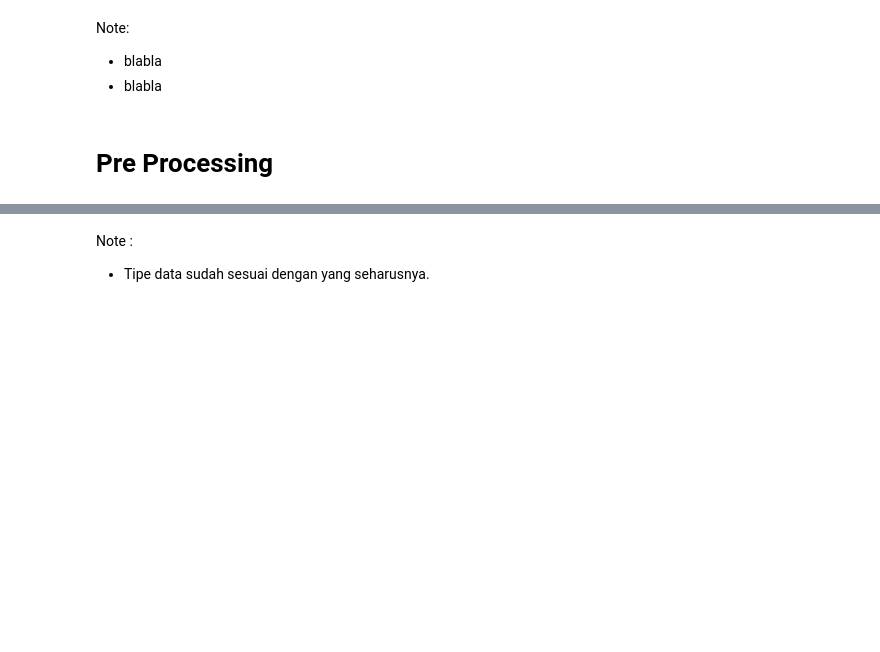
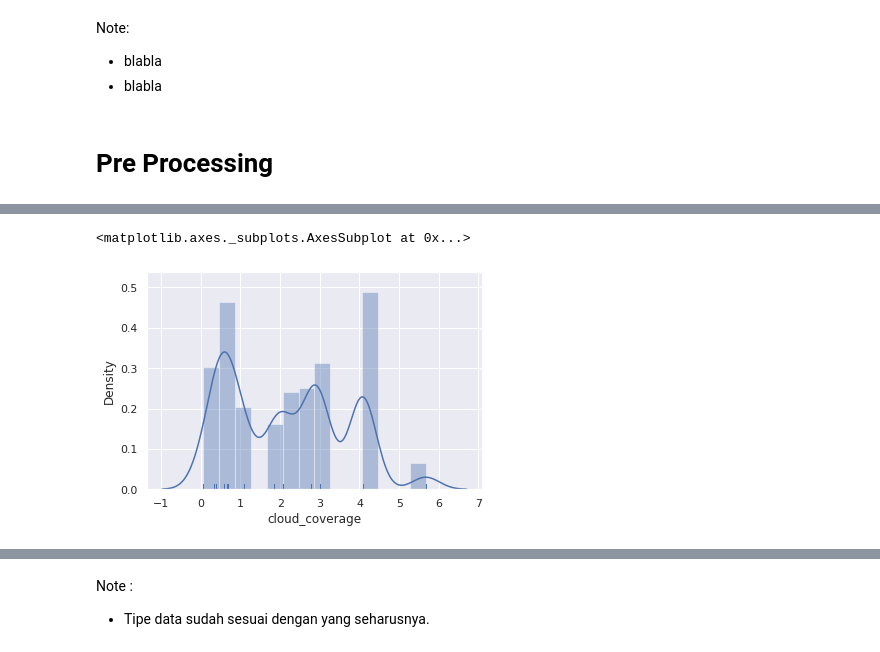
Before and after one commit to raistra/F-Case-Study-04-Data-Mining, a Jupyter notebook: Case_Study_04_Kelompok_F.ipynb, the cells around one changed output, grey strips where cells are left out. Saved outputs shown, nothing was run; the diff lists cells and outputs as text; code cells hidden in the pictures; blank space fills up the shorter version.

```diff
--- a/Case_Study_04_Kelompok_F.ipynb
+++ b/Case_Study_04_Kelompok_F.ipynb
@@ -39,0 +44,12 @@ df = pd.read_csv
+# %%
+file_ = 'data/Ashrae_Energy_Mean.csv'
+try: #Loading Locally
+    df = pd.read_csv(file_)
+except Exception as err_:
+    print(err_, " Trying to load data from GitHub.")
+    !mkdir data
+    !wget -P data/ https://raw.githubusercontent.com/taudataid/eLearning/master/data/Ashrae_Energy_Mean.csv
+    df = pd.read_csv(file_)
+
+print(df.shape)
+df.head()
@@ -46,8 +99,3 @@ Note:
 - blabla
 # %% [markdown]
 # **Pre Processing**
-# %%
-#Mengubah tipe data
-df['p']=df['p'].astype('object')
-df['x']=df['x'].astype('datetime64')
-df['y']=df['y'].astype('category')
@@ -61,0 +126,3 @@ df.shape #recheck shape
+# %%
+# Mengubah tipe data
+df['primary_use'] = df['primary_use'].astype('category')
@@ -62 +133,4 @@ df.shape #recheck shape
+# %%
+#Handling missing values: drop row
+df3 = df.drop(columns=['year_built','floor_count'])
 # %%
@@ -63,0 +173,5 @@ df.info()
+# %%
+sns.distplot(df3['cloud_coverage'], kde=True, rug=True)
+# %% [output]
+<matplotlib.axes._subplots.AxesSubplot at 0x...>
+[figure, added]
```
Also changed, not shown: parts of 49 cells of this notebook.
